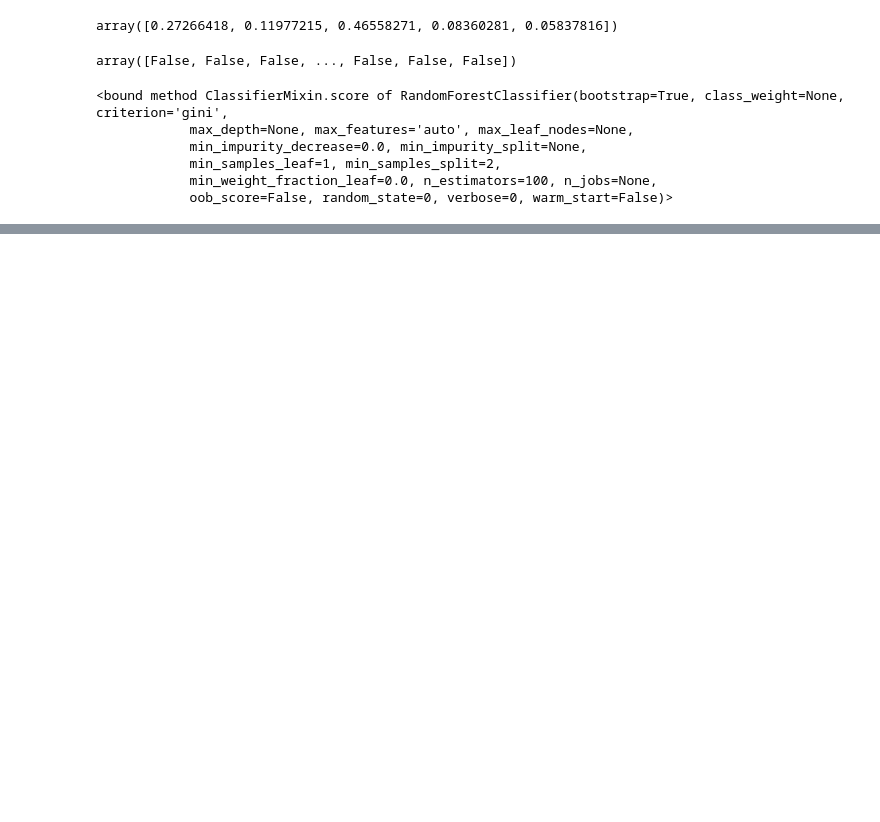
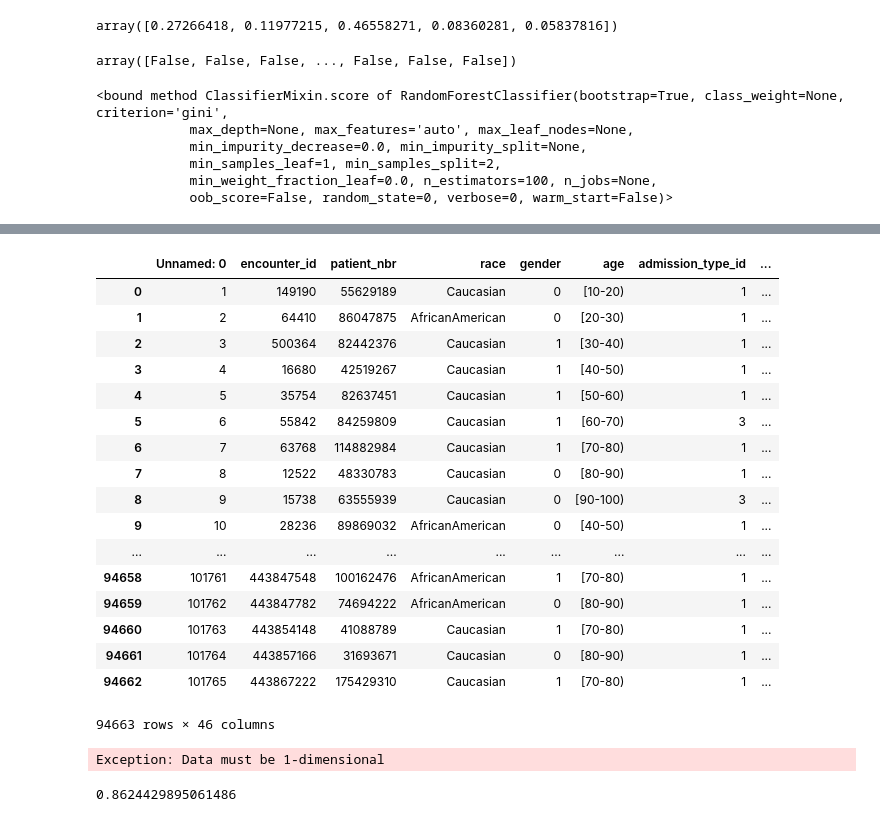
Before and after one commit to clstaub/Predicting_Hospital_Readmissions, a Jupyter notebook: Modeling.ipynb, the cells around one changed output, grey strips where cells are left out. Saved outputs shown, nothing was run; the diff lists cells and outputs as text; code cells hidden in the pictures; blank space fills up the shorter version.

```diff
--- a/Modeling.ipynb
+++ b/Modeling.ipynb
@@ -13,3 +13,4 @@ from statsmodels.discrete.discrete_model import Logit
 from statsmodels.tools import add_constant
 # %%
 df = pd.read_csv('data/clean_df')
+df1 = pd.read_csv('data/clean_df1')
@@ -98,0 +122,39 @@ clf.score
+# %%
+df1.
+# %% [output]
+|  | Unnamed: 0 | encounter_id | patient_nbr | race | gender | age | admission_type_id | ... |
+| 0 | 1 | 149190 | 55629189 | Caucasian | 0 | [10-20) | 1 | ... |
+| 1 | 2 | 64410 | 86047875 | AfricanAmerican | 0 | [20-30) | 1 | ... |
+| 2 | 3 | 500364 | 82442376 | Caucasian | 1 | [30-40) | 1 | ... |
+| 3 | 4 | 16680 | 42519267 | Caucasian | 1 | [40-50) | 1 | ... |
+| 4 | 5 | 35754 | 82637451 | Caucasian | 1 | [50-60) | 1 | ... |
+| 5 | 6 | 55842 | 84259809 | Caucasian | 1 | [60-70) | 3 | ... |
+| 6 | 7 | 63768 | 114882984 | Caucasian | 1 | [70-80) | 1 | ... |
+| 7 | 8 | 12522 | 48330783 | Caucasian | 0 | [80-90) | 1 | ... |
+| 8 | 9 | 15738 | 63555939 | Caucasian | 0 | [90-100) | 3 | ... |
+| 9 | 10 | 28236 | 89869032 | AfricanAmerican | 0 | [40-50) | 1 | ... |
+| ... | ... | ... | ... | ... | ... | ... | ... | ... |
+| 94658 | 101761 | 443847548 | 100162476 | AfricanAmerican | 1 | [70-80) | 1 | ... |
+| 94659 | 101762 | 443847782 | 74694222 | AfricanAmerican | 0 | [80-90) | 1 | ... |
+| 94660 | 101763 | 443854148 | 41088789 | Caucasian | 1 | [70-80) | 1 | ... |
+| 94661 | 101764 | 443857166 | 31693671 | Caucasian | 0 | [80-90) | 1 | ... |
+| 94662 | 101765 | 443867222 | 175429310 | Caucasian | 1 | [70-80) | 1 | ... |
+94663 rows × 46 columns
+# %%
+pd.get_dummies(X1,drop_first=True)
+
+# X1 = np.array(df1.drop(['readmitted_<30d'], axis=1).values)
+# y1 = np.array(df1['readmitted_<30d'])
+
+# X_train1, X_test1, y_train1, y_test1 = train_test_split(X1,y1, test_size=0.20, random_state=0)
+# clf1 = RandomForestClassifier(n_estimators=1000,
+#                               max_features='auto',
+#                               random_state=0, oob_score=True)
+# clf1 = clf1.fit(X_train1, y_train1)
+# %% [output]
+Exception: Data must be 1-dimensional
+# %%
+clf1.oob_score_
+## 1000 estimators with X and y as input
+# %% [output]
+0.8624429895061486
```
Also changed, not shown: parts of 7 cells of this notebook, 4 other files.
